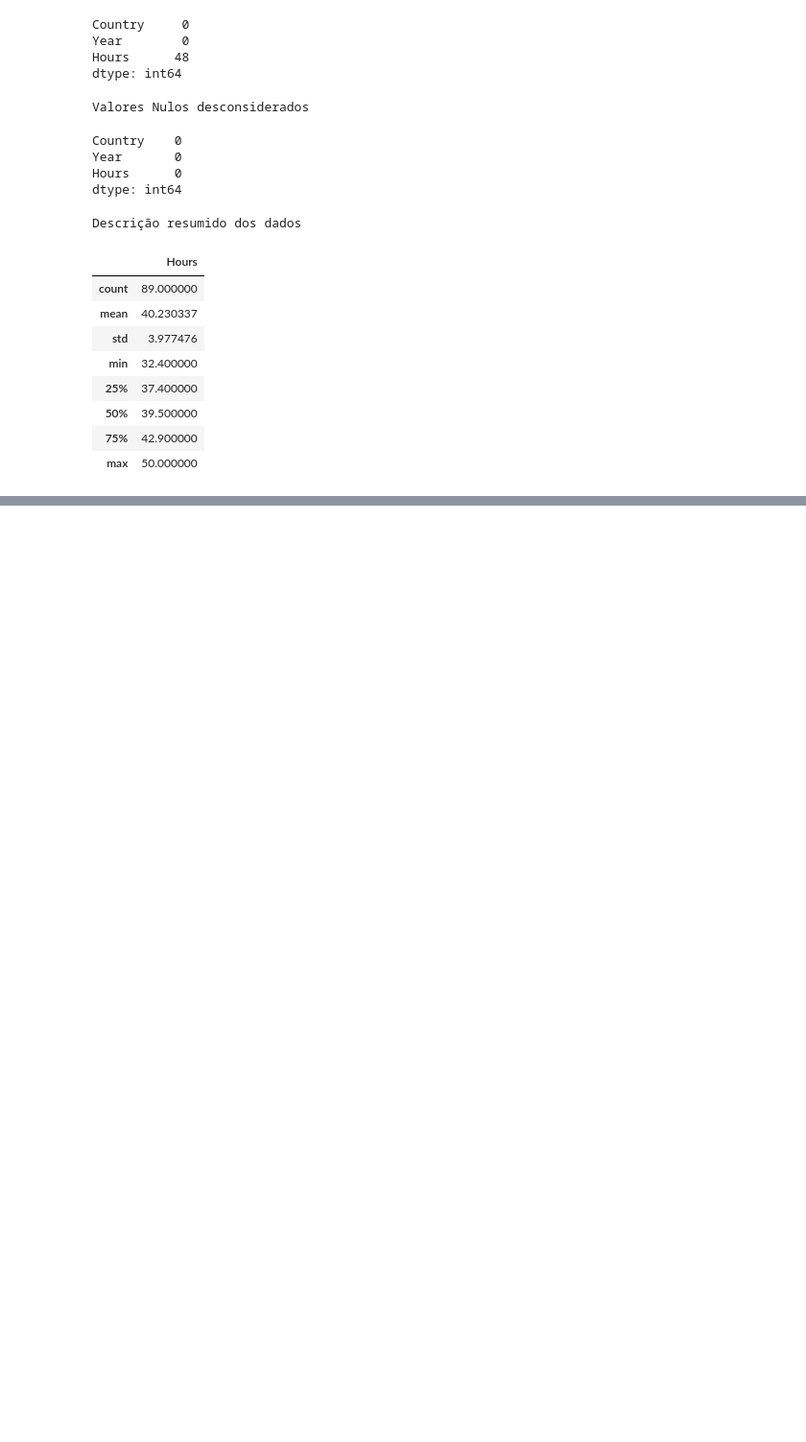
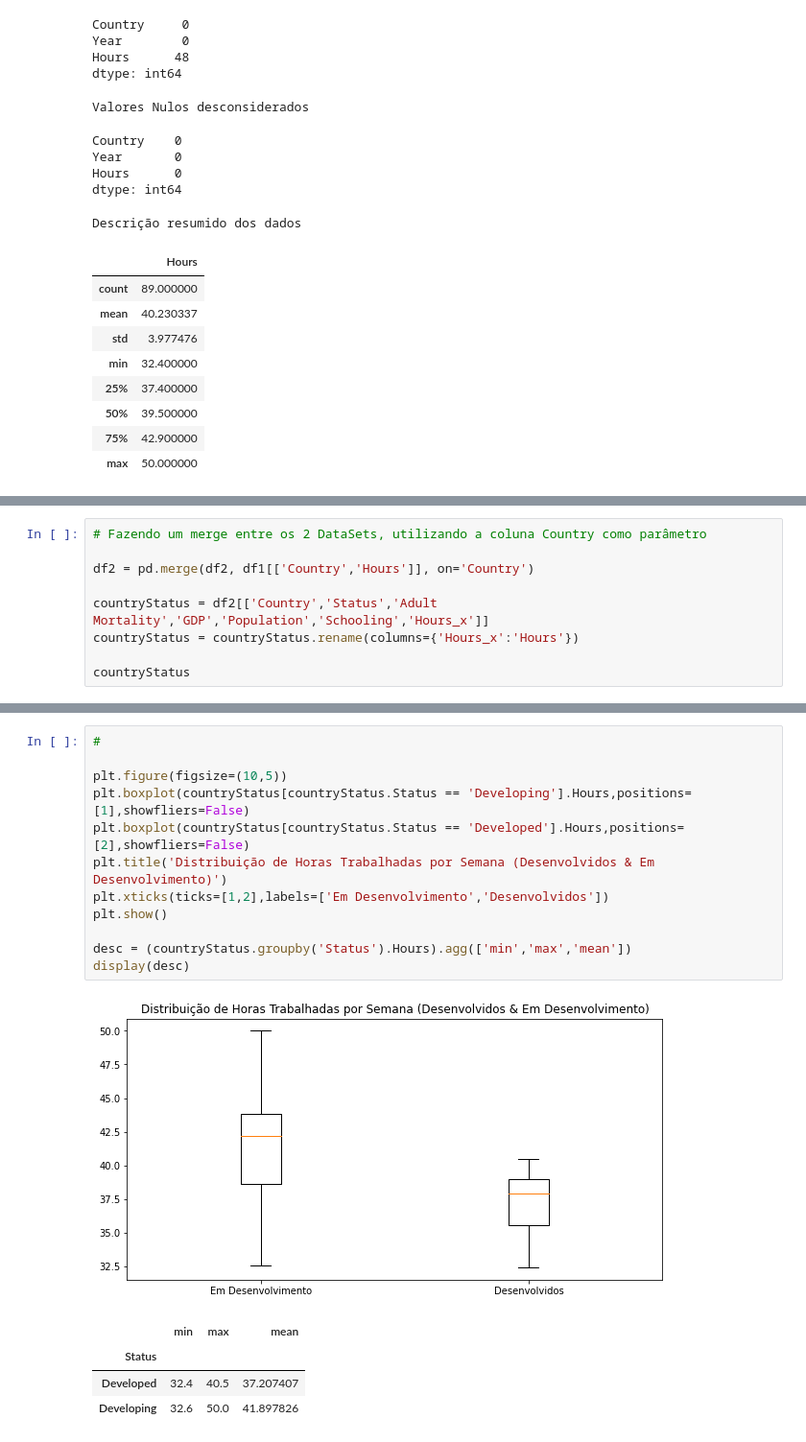
Before and after one commit to unbrae/DataScience, a Jupyter notebook: eda.ipynb, the cells around one changed output, grey strips where cells are left out. Shown at 96% size. Saved outputs shown, nothing was run; the diff lists cells and outputs as text; blank space fills up the shorter version.

```diff
--- a/eda.ipynb
+++ b/eda.ipynb
@@ -155,0 +138,9 @@ display(df1.sort_index())
+# %%
+# Fazendo um merge entre os 2 DataSets, utilizando a coluna Country como parâmetro
+
+df2 = pd.merge(df2, df1[['Country','Hours']], on='Country')
+
+countryStatus = df2[['Country','Status','Adult Mortality','GDP','Population','Schooling','Hours_x']]
+countryStatus = countryStatus.rename(columns={'Hours_x':'Hours'})
+
+countryStatus
@@ -155,0 +161,18 @@ display(df1.sort_index())
+# %%
+#
+
+plt.figure(figsize=(10,5))
+plt.boxplot(countryStatus[countryStatus.Status == 'Developing'].Hours,positions=[1],showfliers=False)
+plt.boxplot(countryStatus[countryStatus.Status == 'Developed'].Hours,positions=[2],showfliers=False)
+plt.title('Distribuição de Horas Trabalhadas por Semana (Desenvolvidos & Em Desenvolvimento)')
+plt.xticks(ticks=[1,2],labels=['Em Desenvolvimento','Desenvolvidos'])
+plt.show()
+
+desc = (countryStatus.groupby('Status').Hours).agg(['min','max','mean'])
+display(desc)
+# %% [output]
+[figure, added]
+|  | min | max | mean |
+| Status |  |  |  |
+| Developed | 32.4 | 40.5 | 37.207407 |
+| Developing | 32.6 | 50.0 | 41.897826 |
```
Also changed, not shown: parts of 2 cells of this notebook.
